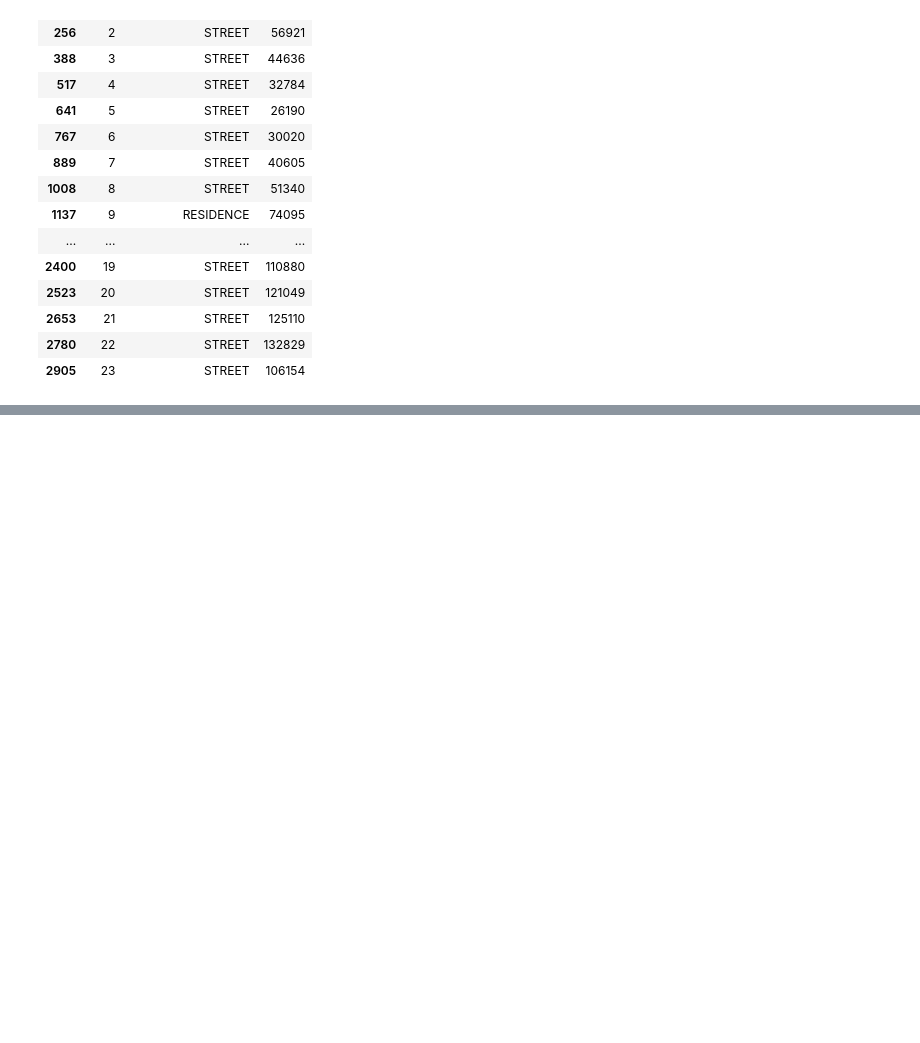
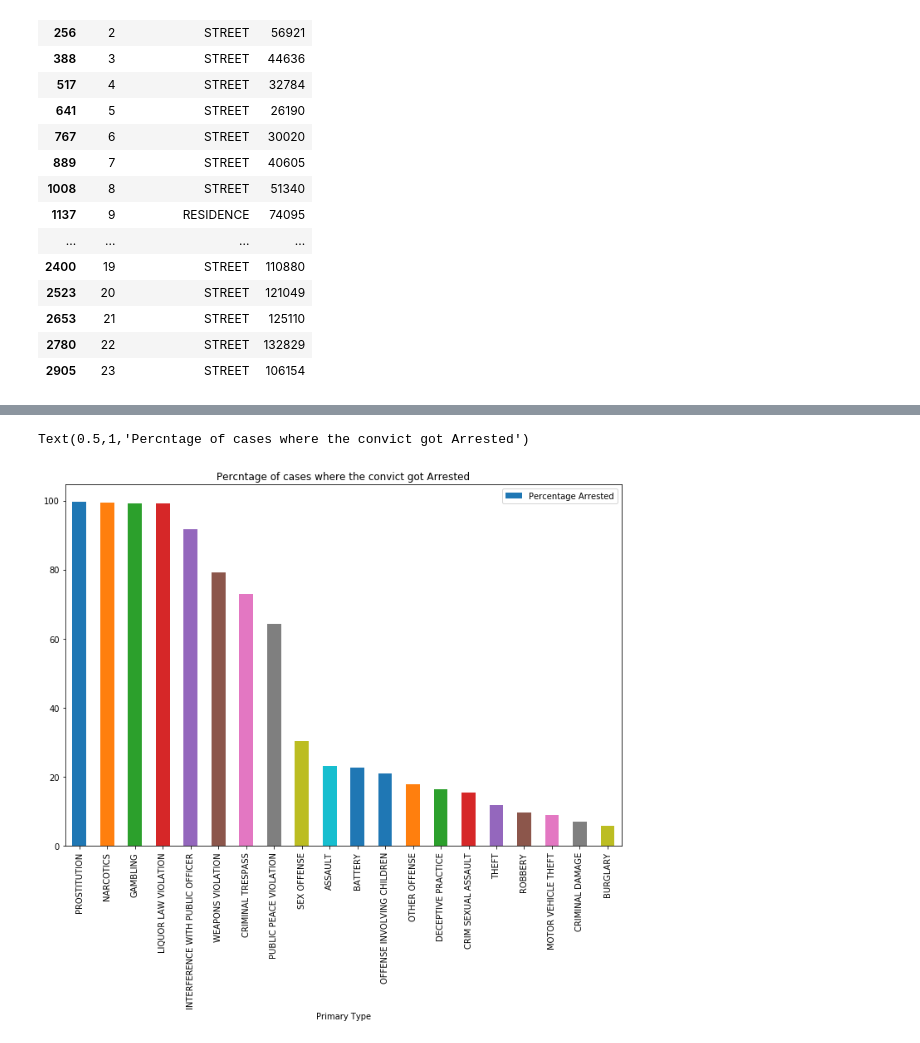
Before and after one commit to GiorgiKharshiladze/chicago-crime, a Jupyter notebook: Final Project_muskan.ipynb, the cells around one changed output, grey strips where cells are left out. Cells and saved outputs as stored; diff of their text form; code cells hidden in the pictures; blank space fills up the shorter version.

```diff
--- a/Final Project_muskan.ipynb
+++ b/Final Project_muskan.ipynb
@@ -178 +191,20 @@ DEPARTMENT STORE                   70542
 Name: Location Description, dtype: int64
+# %%
+# Likelihood of getting Arrested for the top 20 crime types in Chicago
+
+true = crime_data[crime_data['Arrest']==True]
+false = crime_data[crime_data['Arrest']==False]
+arrestt = crime_data['Primary Type'].value_counts().head(20).to_frame()
+tru = true['Primary Type'].value_counts().to_frame()
+fals = false['Primary Type'].value_counts().to_frame()
+# %%
+# Percentage of People getting arrested for these crimes
+
+arrested_development = pd.merge(arrestt, tru, how= 'left', left_index= True, right_index=True)
+arrested_development = pd.merge(arrested_development, fals, how= 'left', left_index= True, right_index=True)
+arrested_development.rename(columns={'Primary Type_x':'Total','Primary Type_y':'Arrested','Primary Type': 'Not Arrested'}, inplace=True)
+arrested_development['Percentage Arrested'] = (arrested_development['Arrested']/arrested_development['Total'])*100
+arrested_development.reset_index(inplace=True)
+arrested_development.rename(columns={'index': 'Primary Type'}, inplace=True)
+arrested_development.sort_values(by=['Percentage Arrested'],inplace=True, ascending = False)
+arrested_development
@@ -178,0 +229,8 @@ Name: Location Description, dtype: int64
+# %%
+fig = plt.figure(figsize=(12,8))
+ax = fig.gca()
+arrested_development.plot(kind = 'bar',x = 'Primary Type', y ='Percentage Arrested', ax=ax)
+ax.set_title("Percntage of cases where the convict got Arrested")
+# %% [output]
+Text(0.5,1,'Percntage of cases where the convict got Arrested')
+[figure, added]
```
Also changed, not shown: parts of 16 cells of this notebook.
